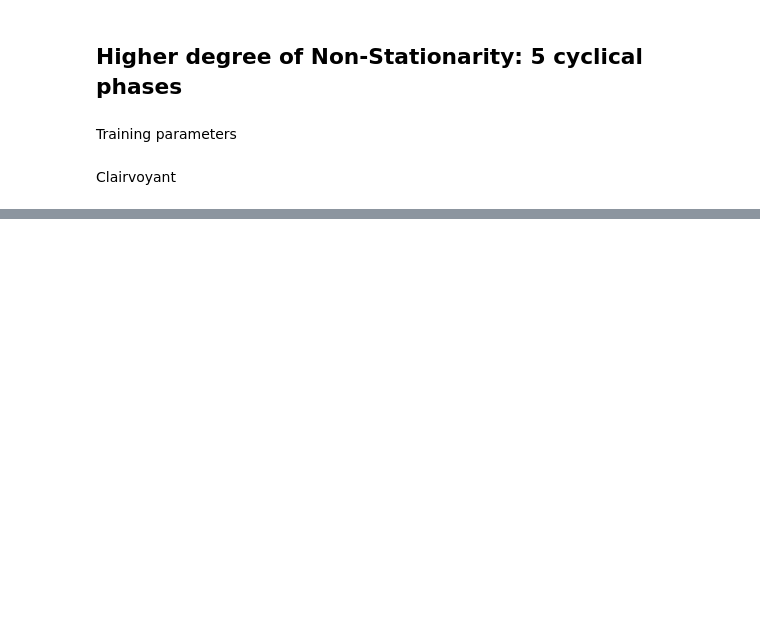
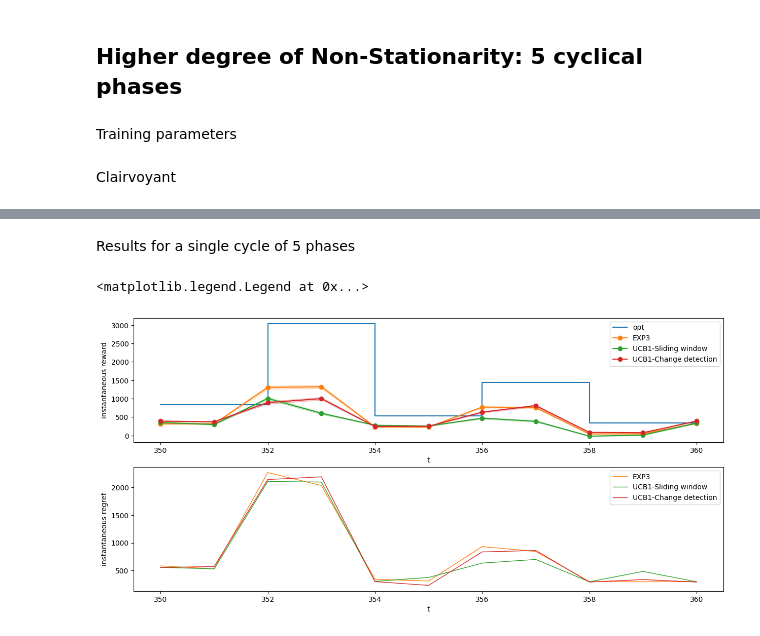
Before and after one commit to ossama-eloukili/Online-Learning-Applications-Project, a Jupyter notebook: new_approach/STEPS_from_5_to_6.ipynb, the cells around one changed output, grey strips where cells are left out. Saved outputs shown, nothing was run; the diff lists cells and outputs as text; code cells hidden in the pictures; blank space fills up the shorter version.

```diff
--- a/new_approach/STEPS_from_5_to_6.ipynb
+++ b/new_approach/STEPS_from_5_to_6.ipynb
@@ -1137,0 +1116,55 @@ for i in phases:
+# %% [markdown]
+Results for a single cycle of 5 phases
+# %%
+#Plots
+plt.figure(figsize = (15,7))
+phases = [0,1,2,3,4]
+
+#Instantaneous reward plot
+plt.subplot(2,1,1)
+plt.xlabel("t")
+plt.ylabel("instantaneous reward")
+opt_vec = [opt[0]]
+opt_vec.extend([opt[i] for i in phases])
+opt_T = [T-horizon-5 + i*horizon/5 for i in range(len(phases))]
+opt_T.extend([opt_T[-1],opt_T[-1]+ horizon/5])
+opt_vec.append(opt_vec[-1])
+plt.step(opt_T, opt_vec, label = 'opt')
+plt.plot(np.arange(T-horizon-5, T-4),exp3_mean_rewards_hat_5ph[T-horizon-5:T-4], '-o',color = 'C1', label = "EXP3")
+plt.fill_between(np.arange(T-horizon-5, T-4), exp3_mean_rewards_hat_5ph[T-horizon-5:T-4] - exp3_std_inst_5ph[T-horizon-5:T-4], exp3_mean_rewards_hat_5ph[T-horizon-5:T-4] + exp3_std_inst_5ph[T-horizon-5:T-4], alpha = 0.2, color = 'C1')
+plt.plot(np.arange(T-horizon-5, T-4),sw_ucb_mean_rewards_hat_5ph[T-horizon-5:T-4], '-o',color = 'C2', label = "UCB1-Sliding window")
+plt.fill_between(np.arange(T-horizon-5, T-4), sw_ucb_mean_rewards_hat_5ph[T-horizon-5:T-4] - sw_ucb_std_inst_5ph[T-horizon-5:T-4], sw_ucb_mean_rewards_hat_5ph[T-horizon-5:T-4] + sw_ucb_std_inst_5ph[T-horizon-5:T-4], alpha = 0.2, color = 'C2')
+plt.plot(np.arange(T-horizon-5, T-4),cusum_ucb_mean_rewards_hat_5ph[T-horizon-5:T-4], '-o',color = 'C3', label = "UCB1-Change detection")
+plt.fill_between(np.arange(T-horizon-5, T-4), cusum_ucb_mean_rewards_hat_5ph[T-horizon-5:T-4] - cusum_ucb_std_inst_5ph[T-horizon-5:T-4], cusum_ucb_mean_rewards_hat_5ph[T-horizon-5:T-4] + cusum_ucb_std_inst_5ph[T-horizon-5:T-4], alpha = 0.2, color = 'C3')
+plt.legend()
+
+#Instantaneous regret plot
+count = 0
+phase_size = int(ns_env.phase_size)
+add_phase = phase_size
+temp_val_EXP3_vec = np.array([])
+temp_val_sw_UCB1_vec = np.array([])
+temp_val_cd_UCB1_vec = np.array([])
+for i in phases:
+    if count+add_phase > len(exp3_mean_rewards_hat_5ph):
+        add_phase = add_phase - (count + add_phase - len(exp3_mean_rewards_hat_5ph))
+
+    temp_val_EXP3_vec = np.append(temp_val_EXP3_vec, opt[i] - exp3_mean_rewards_hat_5ph[count:count+add_phase])
+    temp_val_sw_UCB1_vec = np.append(temp_val_sw_UCB1_vec, opt[i] - sw_ucb_mean_rewards_hat_5ph[count:count+add_phase])
+    temp_val_cd_UCB1_vec = np.append(temp_val_cd_UCB1_vec, opt[i] -  cusum_ucb_mean_rewards_hat_5ph[count:count+add_phase])
+    count += add_phase
+
+temp_val_EXP3_vec = np.append(temp_val_EXP3_vec, opt[i] - exp3_mean_rewards_hat_5ph[count-add_phase])
+temp_val_sw_UCB1_vec = np.append(temp_val_sw_UCB1_vec, opt[i] - sw_ucb_mean_rewards_hat_5ph[count-add_phase])
+temp_val_cd_UCB1_vec = np.append(temp_val_cd_UCB1_vec, opt[i] -  cusum_ucb_mean_rewards_hat_5ph[count-add_phase])
+
+plt.subplot(2,1,2)
+plt.xlabel("t")
+plt.ylabel("instantaneous regret")
+plt.plot(np.arange(T-horizon-5, T-4), temp_val_EXP3_vec, linewidth=1, color = "C1", label = "EXP3")
+plt.plot(np.arange(T-horizon-5, T-4), temp_val_sw_UCB1_vec, linewidth=1, color = "C2", label = "UCB1-Sliding window")
+plt.plot(np.arange(T-horizon-5, T-4), temp_val_cd_UCB1_vec, linewidth=1, color = "C3", label = "UCB1-Change detection")
+plt.legend()
+# %% [output]
+<matplotlib.legend.Legend at 0x...>
+[figure, added]
```
Also changed, not shown: parts of 9 cells of this notebook, 1 other file.
